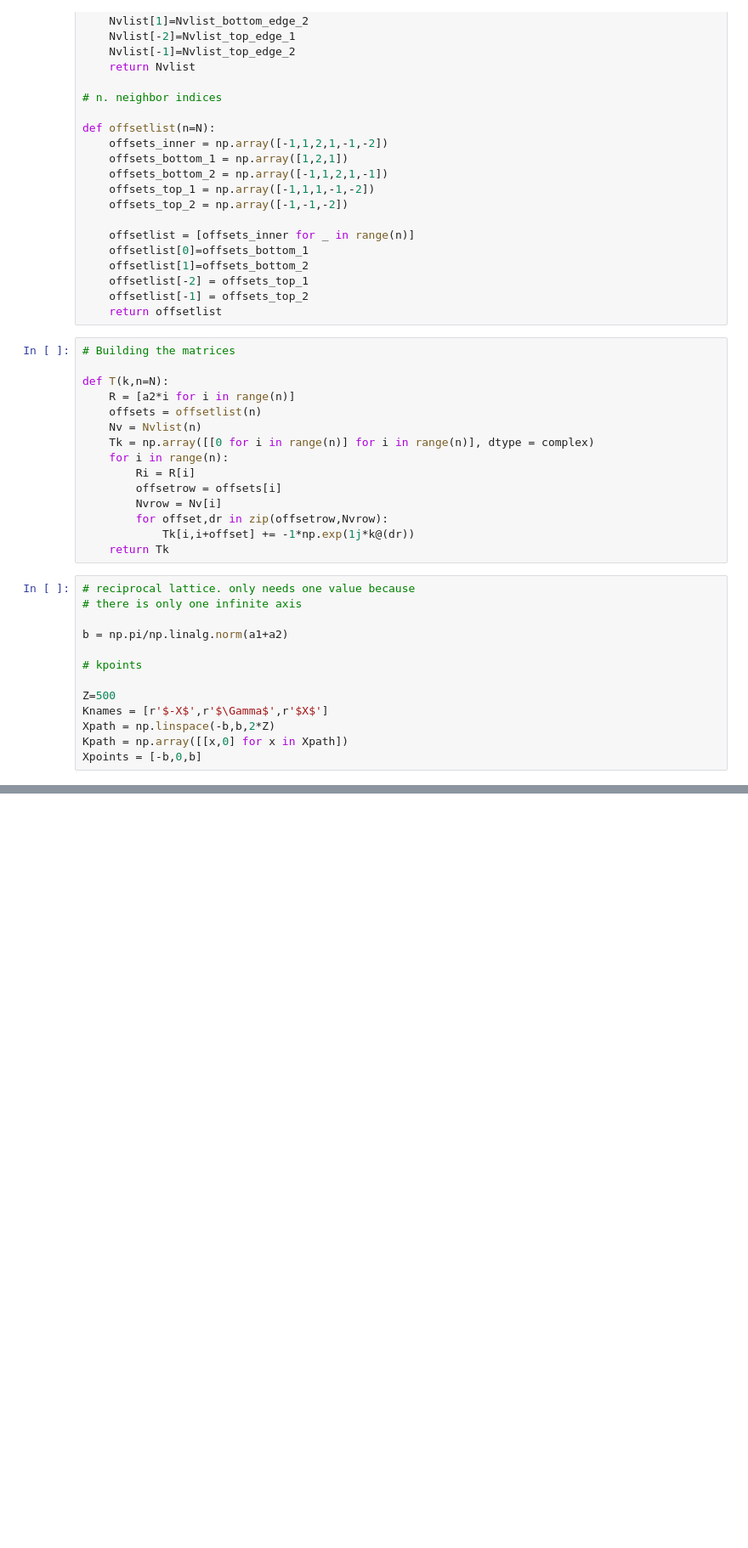
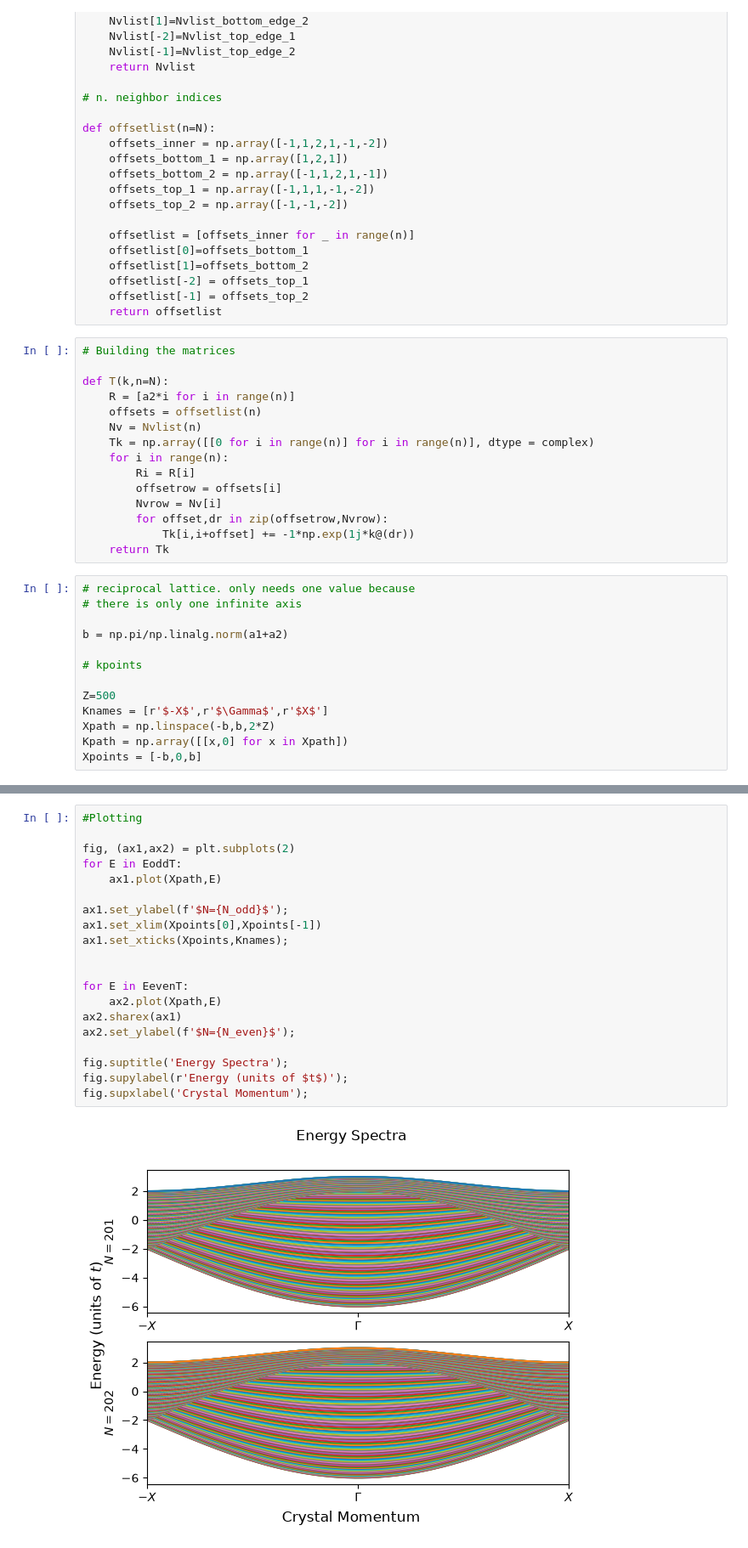
Before and after one commit to louscher-hunter/AdvSS-HW3, a Jupyter notebook: hw3.ipynb, the cells around one changed output, grey strips where cells are left out. Shown at 85% size. Cells and saved outputs as stored; diff of their text form; blank space fills up the shorter version.

```diff
--- a/hw3.ipynb
+++ b/hw3.ipynb
@@ -120,0 +158,22 @@ fig.supxlabel('Crystal Momentum');
+# %%
+#Plotting
+
+fig, (ax1,ax2) = plt.subplots(2)
+for E in EoddT:
+    ax1.plot(Xpath,E)
+
+ax1.set_ylabel(f'$N={N_odd}$');
+ax1.set_xlim(Xpoints[0],Xpoints[-1])
+ax1.set_xticks(Xpoints,Knames);
+
+
+for E in EevenT:
+    ax2.plot(Xpath,E)
+ax2.sharex(ax1)
+ax2.set_ylabel(f'$N={N_even}$');
+
+fig.suptitle('Energy Spectra');
+fig.supylabel(r'Energy (units of $t$)');
+fig.supxlabel('Crystal Momentum');
+# %% [output]
+[figure, added]
```
Also changed, not shown: parts of 10 cells of this notebook, 2 other files.
